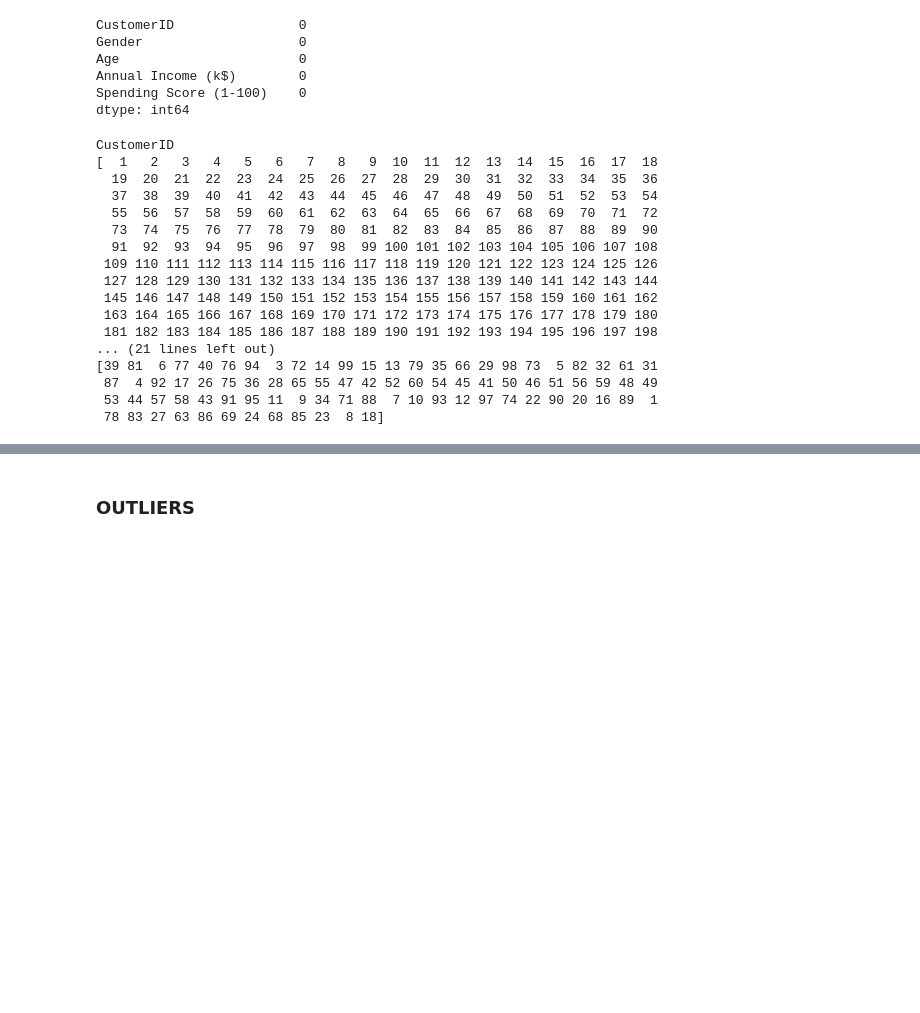
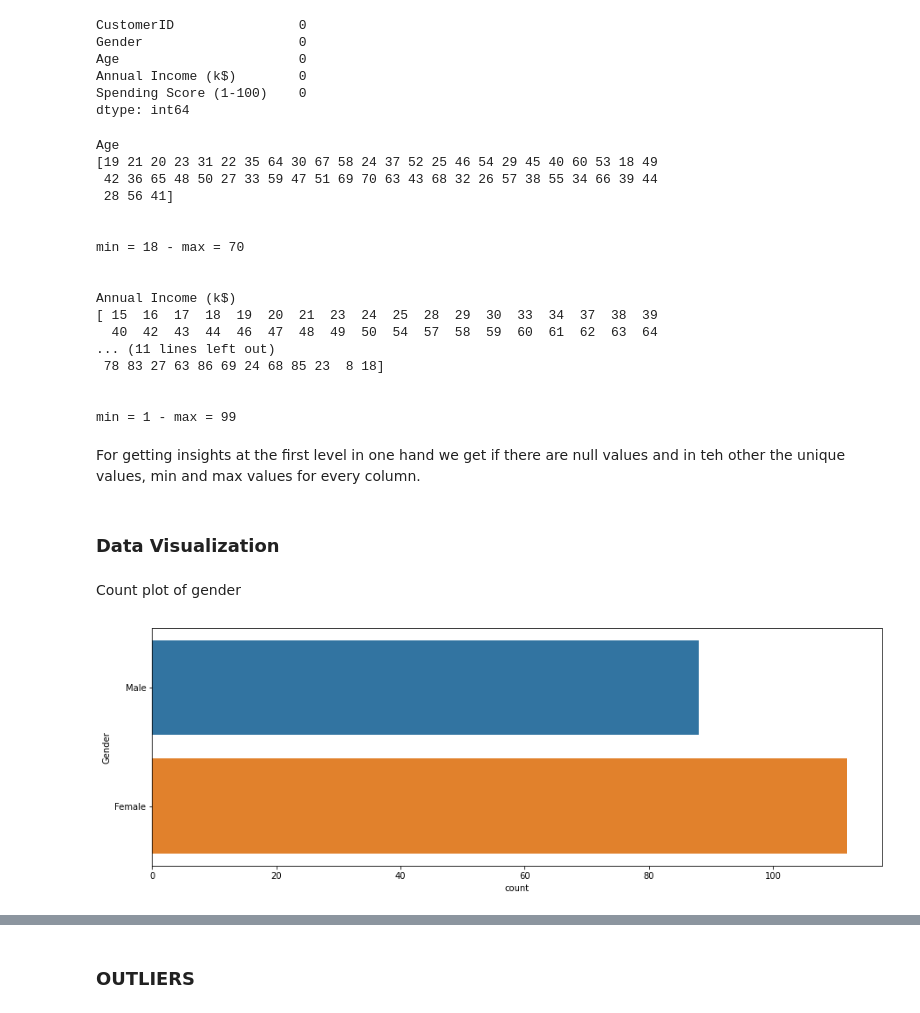
Before and after one commit to 5percenter/The_Bridge, a Jupyter notebook: Customer_segmentation_01112020/Customer_segmentation.ipynb, the cells around one changed output, grey strips where cells are left out. Saved outputs shown, nothing was run; the diff lists cells and outputs as text; code cells hidden in the pictures; blank space fills up the shorter version.

```diff
--- a/Customer_segmentation_01112020/Customer_segmentation.ipynb
+++ b/Customer_segmentation_01112020/Customer_segmentation.ipynb
@@ -73,24 +89,41 @@ dtype: int64
 # %%
 def uniques_val_col(df):
     for col in df:
-        print(col, data[col].unique(),'\n', sep='\n')
+        if col == 'Gender':
+            pass
+        elif col == 'CustomerID':
+            pass
+        else:
+            print(col, data[col].unique(),'\n','min = {} - max = {}'.format(data[col].min(), data[col].max()),'\n',  sep='\n')
 
 uniques_val_col(df=data)
 # %% [output]
-CustomerID
-[  1   2   3   4   5   6   7   8   9  10  11  12  13  14  15  16  17  18
-  19  20  21  22  23  24  25  26  27  28  29  30  31  32  33  34  35  36
-  37  38  39  40  41  42  43  44  45  46  47  48  49  50  51  52  53  54
-  55  56  57  58  59  60  61  62  63  64  65  66  67  68  69  70  71  72
-  73  74  75  76  77  78  79  80  81  82  83  84  85  86  87  88  89  90
-  91  92  93  94  95  96  97  98  99 100 101 102 103 104 105 106 107 108
- 109 110 111 112 113 114 115 116 117 118 119 120 121 122 123 124 125 126
- 127 128 129 130 131 132 133 134 135 136 137 138 139 140 141 142 143 144
- 145 146 147 148 149 150 151 152 153 154 155 156 157 158 159 160 161 162
- 163 164 165 166 167 168 169 170 171 172 173 174 175 176 177 178 179 180
- 181 182 183 184 185 186 187 188 189 190 191 192 193 194 195 196 197 198
-... (21 lines left out)
-[39 81  6 77 40 76 94  3 72 14 99 15 13 79 35 66 29 98 73  5 82 32 61 31
- 87  4 92 17 26 75 36 28 65 55 47 42 52 60 54 45 41 50 46 51 56 59 48 49
- 53 44 57 58 43 91 95 11  9 34 71 88  7 10 93 12 97 74 22 90 20 16 89  1
+Age
+[19 21 20 23 31 22 35 64 30 67 58 24 37 52 25 46 54 29 45 40 60 53 18 49
+ 42 36 65 48 50 27 33 59 47 51 69 70 63 43 68 32 26 57 38 55 34 66 39 44
+ 28 56 41]
+
+
+min = 18 - max = 70
+
+
+Annual Income (k$)
+[ 15  16  17  18  19  20  21  23  24  25  28  29  30  33  34  37  38  39
+  40  42  43  44  46  47  48  49  50  54  57  58  59  60  61  62  63  64
+... (11 lines left out)
  78 83 27 63 86 69 24 68 85 23  8 18]
+
+
+min = 1 - max = 99
+# %% [markdown]
+For getting insights at the first level in one hand we get if there are null values and in teh other the unique values, min and max values for every column.
+# %% [markdown]
+###  Data Visualization
+# %% [markdown]
+Count plot of gender
+# %%
+plt.figure(1 , figsize = (15 , 5))
+sns.countplot(y = 'Gender' , data = data)
+plt.show()
+# %% [output]
+[figure, added]
```
Also changed, not shown: parts of 48 cells of this notebook.
